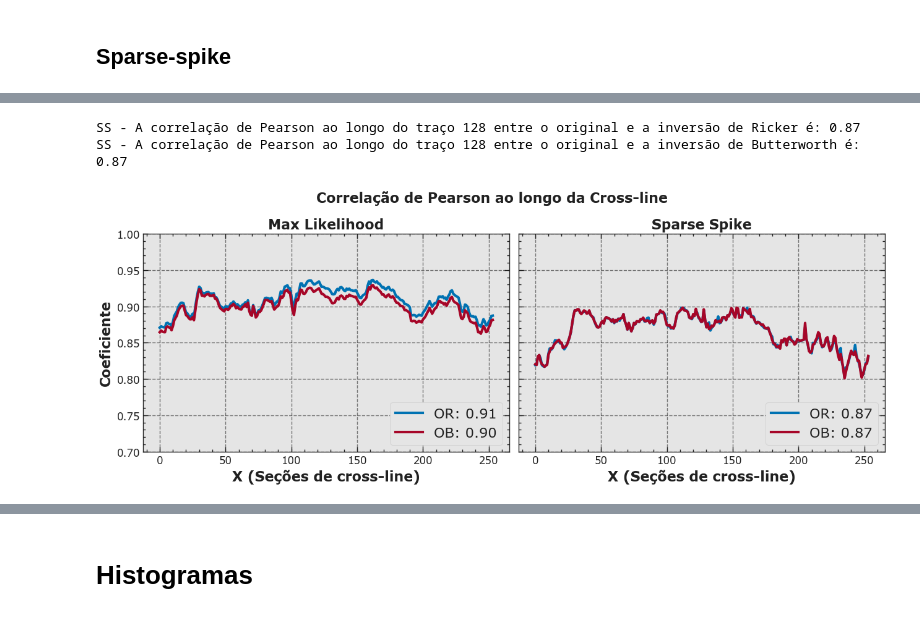
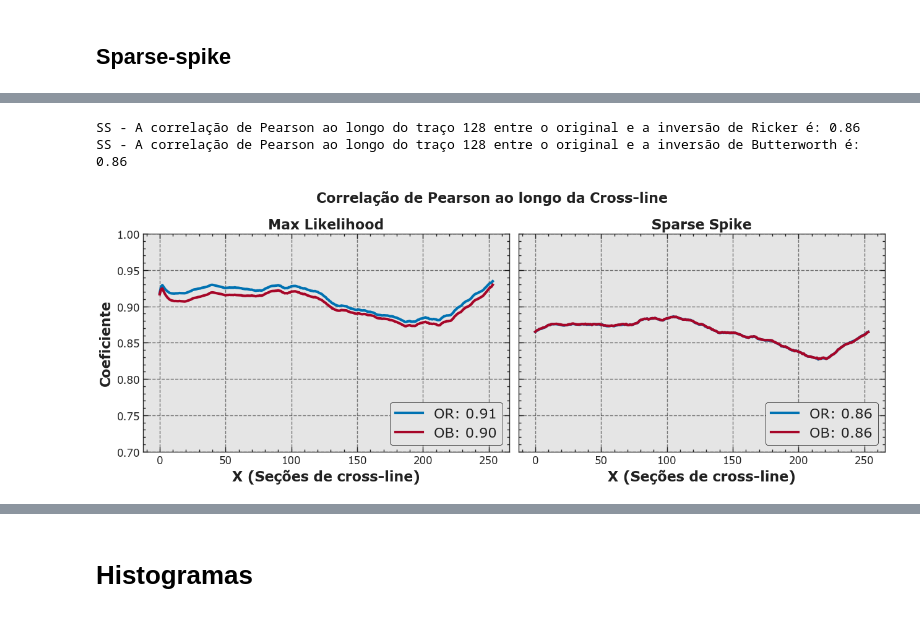
Before and after one commit to albano-a/tcc_methodology, a Jupyter notebook: stats.ipynb, the cells around one changed output, grey strips where cells are left out. Drawn from its saved outputs; the diff is of its cells as text; code cells hidden in the pictures.

```diff
--- a/stats.ipynb
+++ b/stats.ipynb
@@ -203,0 +165,17 @@ A média do MAPE no traço 128 na inversão Sparse-Spike - Butterworth é: 4.32%
+# %%
+# imp_30hz, ricker_sparse_spike, butter_sparse_spike
+
+ss_mape_ricker = np.zeros(nx)
+ss_mape_butter = np.zeros(nx)
+
+
+for i in range(0, nx):
+    ss_mape_ricker[i] = np.mean(np.abs((imp_30hz[i] - ricker_sparse_spike[i]) / imp_30hz[i]))
+    ss_mape_butter[i] = np.mean(np.abs((imp_30hz[i] - butter_sparse_spike[i]) / imp_30hz[i]))
+
+# Calculate the mean and convert to percentags
+ss_mape_ricker = ss_mape_ricker * 100
+ss_mape_butter = ss_mape_butter * 100
+
+print(f"Sparse Spike - Ricker é: {np.mean(ss_mape_ricker):.2f}%")
+print(f"Sparse Spike - Butterworth é: {np.mean(ss_mape_butter):.2f}%")
@@ -277,13 +258,13 @@ ml_correlation_ob = np.zeros(len(values))
 for i, value in enumerate(values):
 
     ml_correlation_or[i] = pearson(
-        imp_30hz[value, 128, :].flatten(),
-        ricker_max_likelihood[value, 128, :].flatten(),
+        imp_30hz[:, value, :].flatten(),
+        ricker_max_likelihood[:, value, :].flatten(),
     )[0]
 
     ml_correlation_ob[i] = pearson(
-        imp_30hz[value, 128, :].flatten(),
-        butter_max_likelihood[value, 128, :].flatten(),
+        imp_30hz[:, value, :].flatten(),
+        butter_max_likelihood[:, value, :].flatten(),
     )[0]
 
 print(
@@ -327,13 +308,13 @@ ss_correlation_ob = np.zeros(len(values))
 for i, value in enumerate(values):
 
     ss_correlation_or[i] = pearson(
-        imp_30hz[value, 128, :].flatten(),
-        ricker_sparse_spike[value, 128, :].flatten(),
+        imp_30hz[:, value, :].flatten(),
+        ricker_sparse_spike[:, value, :].flatten(),
     )[0]
 
     ss_correlation_ob[i] = pearson(
-        imp_30hz[value, 128, :].flatten(),
-        butter_sparse_spike[value, 128, :].flatten(),
+        imp_30hz[:, value, :].flatten(),
+        butter_sparse_spike[:, value, :].flatten(),
     )[0]
 
 print(
@@ -343,8 +324,8 @@ print(
     f"SS - A correlação de Pearson ao longo do traço 128 entre o original e a inversão de Butterworth é: {np.mean(ss_correlation_ob):.2f}"
 )
 # %% [output]
-SS - A correlação de Pearson ao longo do traço 128 entre o original e a inversão de Ricker é: 0.87
-SS - A correlação de Pearson ao longo do traço 128 entre o original e a inversão de Butterworth é: 0.87
+SS - A correlação de Pearson ao longo do traço 128 entre o original e a inversão de Ricker é: 0.86
+SS - A correlação de Pearson ao longo do traço 128 entre o original e a inversão de Butterworth é: 0.86
 # %%
 import pandas as pd
 
@@ -362,27 +343,28 @@ df.to_excel('pearson.xlsx', index=False)
 # %%
 # Unificação das imagens
 fig, axs = plt.subplots(1, 2, sharey=True, figsize=(13, 5))
 
 fig.suptitle("Correlação de Pearson ao longo da Cross-line", fontsize=FONT_SIZE, fontweight="bold", color=TEXT_COLOR)
 
 axs[0].plot(values, ml_correlation_or, "-", label=f"OR: {np.mean(ml_correlation_or):.2f}", lw=3, color=PRIMARY)
 axs[0].plot(values, ml_correlation_ob, "-", label=f"OB: {np.mean(ml_correlation_ob):.2f}", lw=3, color=SECONDARY)
 axs[0].set_title("Max Likelihood", fontsize=FONT_SIZE, color=TEXT_COLOR, fontweight="bold")
-axs[0].legend(loc="lower right", fontsize=FONT_SIZE)
+axs[0].legend(loc="lower right", fontsize=FONT_SIZE, frameon=True, edgecolor='black', framealpha=1, fancybox=True)
 axs[0].tick_params(axis="both", labelsize=LABEL_SIZE)
 axs[0].set_ylabel("Coeficiente", fontsize=FONT_SIZE, color=TEXT_COLOR, fontweight="bold")
 axs[0].set_xlabel("X (Seções de cross-line)", fontsize=FONT_SIZE, color=TEXT_COLOR, fontweight="bold")
 
 axs[1].plot(values, ss_correlation_or, "-", label=f"OR: {np.mean(ss_correlation_or):.2f}", lw=3, color=PRIMARY)
 axs[1].plot(values, ss_correlation_ob, "-", label=f"OB: {np.mean(ss_correlation_ob):.2f}", lw=3, color=SECONDARY)
 axs[1].set_title("Sparse Spike", fontsize=FONT_SIZE, color=TEXT_COLOR, fontweight="bold")
-axs[1].legend(loc="lower right", fontsize=FONT_SIZE)
+axs[1].legend(loc="lower right", fontsize=FONT_SIZE, frameon=True, edgecolor='black', framealpha=1, fancybox=True)
 axs[1].tick_params(axis="both", labelsize=LABEL_SIZE)
 axs[1].set_xlabel("X (Seções de cross-line)", fontsize=FONT_SIZE, color=TEXT_COLOR, fontweight="bold")
+
 
 plt.ylim(0.70, 1)
 plt.tight_layout()
 plt.savefig("Figures/stats/correlacao_pearson_ml_ss.png", dpi=500, bbox_inches="tight")
 plt.show()
 # %% [output]
-[figure, old version]
+[figure, new version]
```
Also changed, not shown: parts of 15 cells of this notebook, 9 other files.
